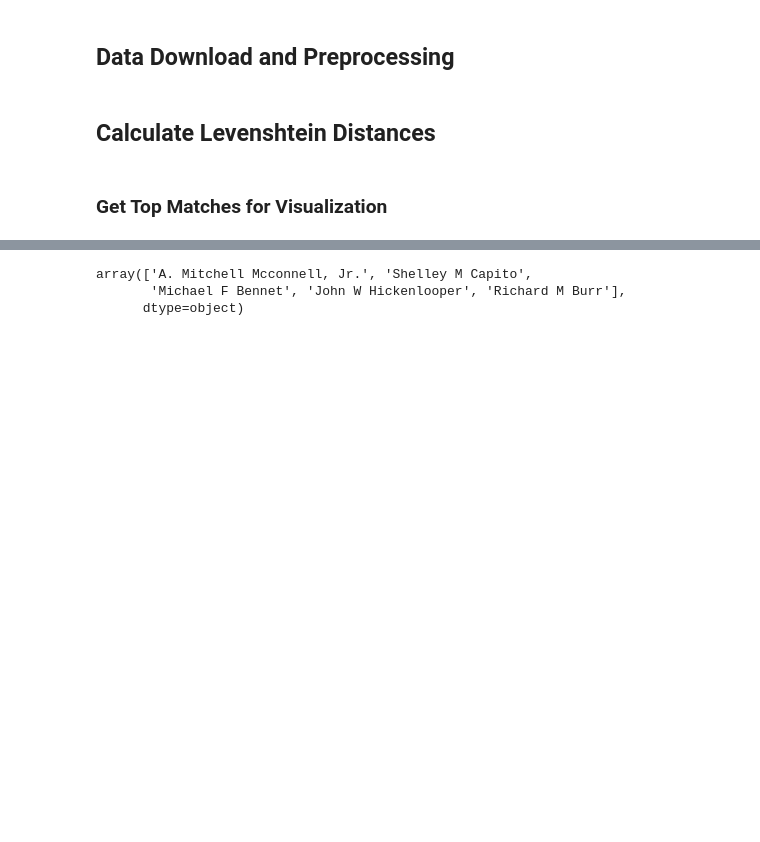
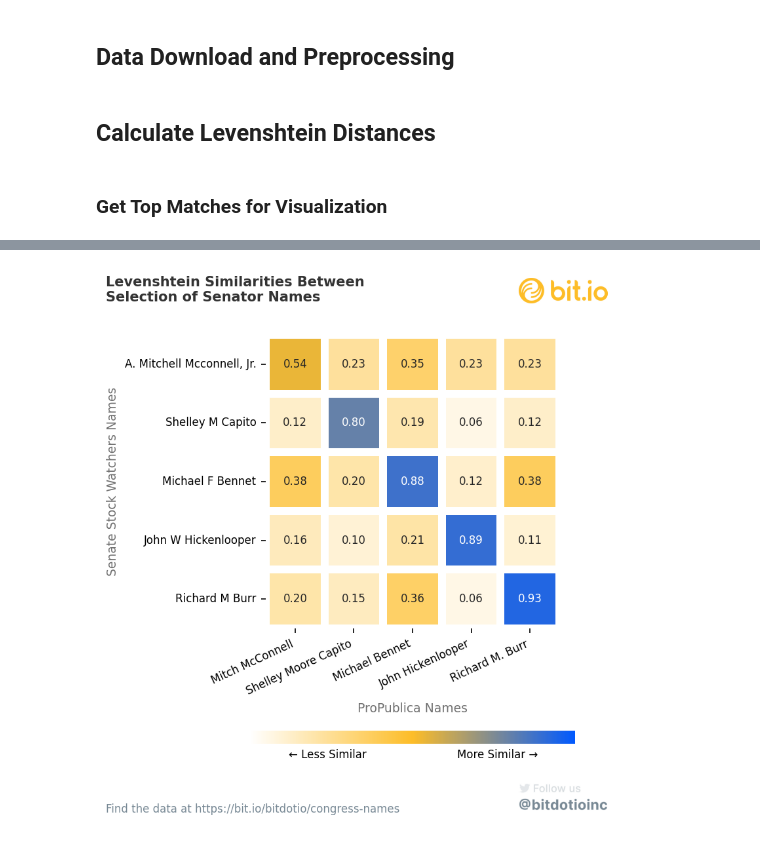
Before and after one commit to dliden-bitdotio/congress-names, a Jupyter notebook: src/visualizations.ipynb, the cells around one changed output, grey strips where cells are left out. Cells and saved outputs as stored; diff of their text form; code cells hidden in the pictures; blank space fills up the shorter version.

```diff
--- a/src/visualizations.ipynb
+++ b/src/visualizations.ipynb
@@ -221,6 +158,45 @@ heatmap(senate_sub.values, senate_sub.index.values, senate_sub.columns.values)
-# %%
-senate_sub.index.values
-# %% [output]
-array(['A. Mitchell Mcconnell, Jr.', 'Shelley M Capito',
-       'Michael F Bennet', 'John W Hickenlooper', 'Richard M Burr'],
-      dtype=object)
+# %%
+import matplotlib.colors as clr
+cmap = clr.LinearSegmentedColormap.from_list('RedGrnGld', ['white', GOLD, BLUE], N=256)
+# %%
+plt.style.use("../resources/bitdotio.mplstyle")
+
+fig, ax = plt.subplots(figsize=(6,6), dpi=150)
+sns.heatmap(senate_sub, vmin=0, vmax=1, annot=True, fmt=".2f", ax=ax,
+            linewidths=5, linecolor="white", cbar=False, cmap=cmap,
+            square=True)
+
+# rotate labels
+ax.set_xticklabels(senate_sub.columns, rotation=25, ha="right")
+#ax.set_yticklabels(senate_sub.index, rotation=-25, va="bottom")
+
+# colorbar
+cbar = ax.figure.colorbar(ax.collections[0], ax=ax, ticks=None, orientation='horizontal',
+                          fraction=0.15, pad=0.22, aspect=25, shrink=0.6)
+cbar.ax.zorder = -10
+cbar.outline.set_visible(False)
+cbar.set_ticks([])
+
+height = 7.15
+hadjust = 0.8
+ax.text(4.75 - hadjust, height, "More Similar →", ha="center", va="center", fontsize=8, rotation=0, zorder=10,
+        color="black", fontdict={"fontweight":"normal"})
+ax.text(0.25 + hadjust, height, "← Less Similar", ha="center", va="center", fontsize=8, rotation=0, zorder=10,
+        color="black", fontdict={"fontweight":"normal"})
+
+# labels
+ax.set_ylabel("Senate Stock Watchers Names", fontsize=9)
+ax.set_xlabel("ProPublica Names", fontsize=9)
+
+# apply bit.io formatting
+format_bitdotio(fig, title="Levenshtein Similarities Between\nSelection of Senator Names", rect=[0.02,0.05,1.1,0.88],
+                text = "Find the data at https://bit.io/bitdotio/congress-names",
+                title_fontsize=10, logowidths=0.15)
+
+if not os.path.exists("../figures"):
+    os.makedirs("../figures")
+plt.savefig("../figures/senate_matrix.png", dpi=300)
+
+plt.show()
+# %% [output]
+[figure, added]
```
Also changed, not shown: parts of 8 cells of this notebook, 1 other file.
